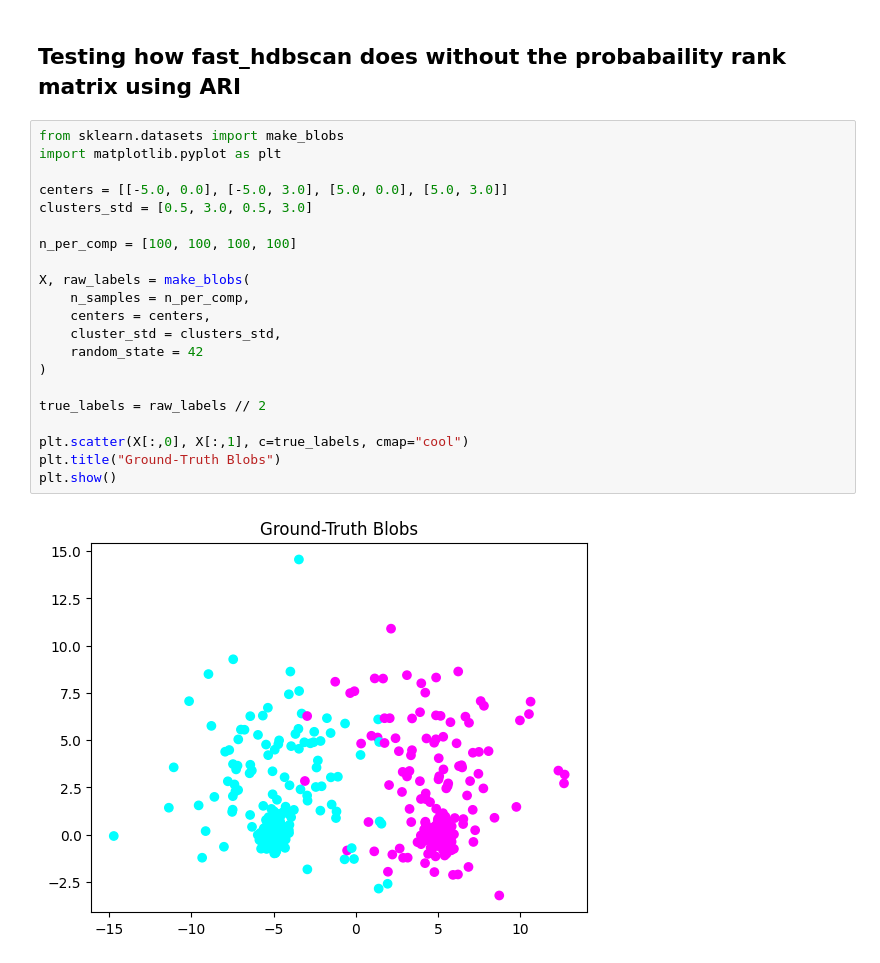
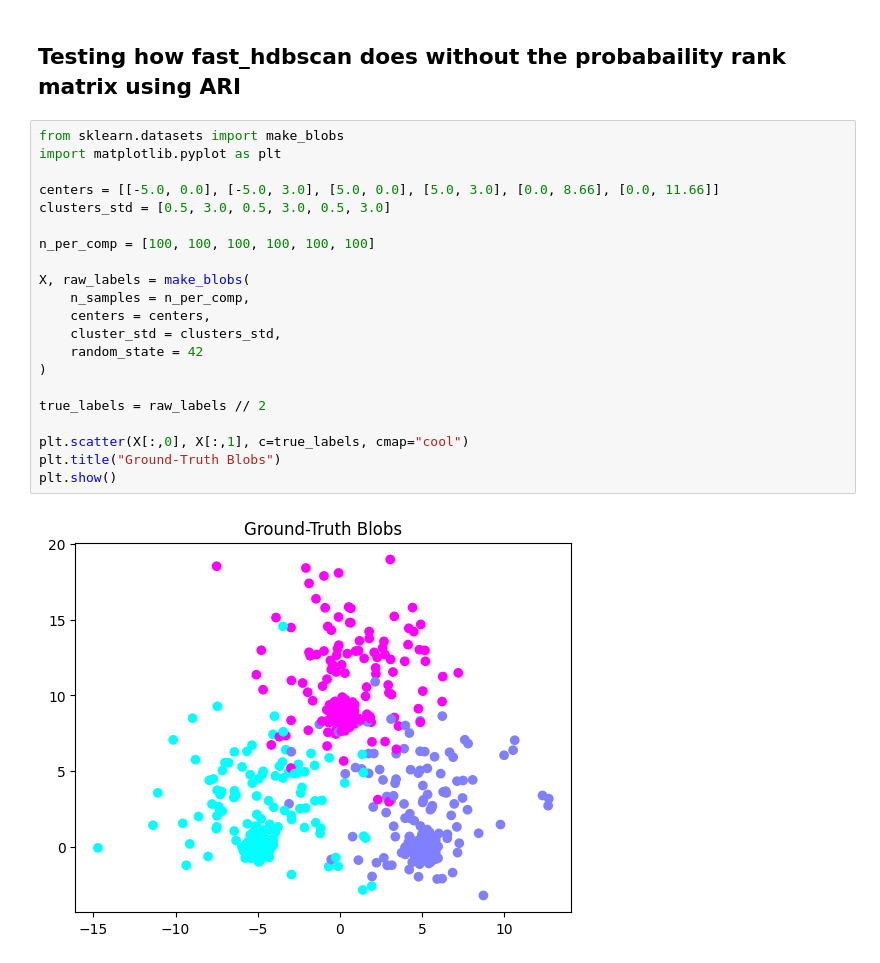
Before and after one commit to RobinB1lo/New-HDBSCAN, a Jupyter notebook: trials/fast_hdbscan.ipynb, the cells around one changed output. Cells and saved outputs as stored; diff of their text form.

```diff
--- a/trials/fast_hdbscan.ipynb
+++ b/trials/fast_hdbscan.ipynb
@@ -3,26 +3,26 @@
 # %%
 from sklearn.datasets import make_blobs
 import matplotlib.pyplot as plt
 
-centers = [[-5.0, 0.0], [-5.0, 3.0], [5.0, 0.0], [5.0, 3.0]]
-clusters_std = [0.5, 3.0, 0.5, 3.0]
+centers = [[-5.0, 0.0], [-5.0, 3.0], [5.0, 0.0], [5.0, 3.0], [0.0, 8.66], [0.0, 11.66]]
+clusters_std = [0.5, 3.0, 0.5, 3.0, 0.5, 3.0]
 
-n_per_comp = [100, 100, 100, 100]
+n_per_comp = [100, 100, 100, 100, 100, 100]
 
 X, raw_labels = make_blobs(
     n_samples = n_per_comp,
     centers = centers,
     cluster_std = clusters_std,
     random_state = 42
 )
 
 true_labels = raw_labels // 2
 
 plt.scatter(X[:,0], X[:,1], c=true_labels, cmap="cool")
 plt.title("Ground-Truth Blobs")
 plt.show()
 # %% [output]
-[figure, old version]
+[figure, new version]
 # %%
 from fast_hdbscan import HDBSCAN
 from sklearn.metrics import adjusted_rand_score
```
Also changed, not shown: parts of 2 cells of this notebook, 2 other files.
